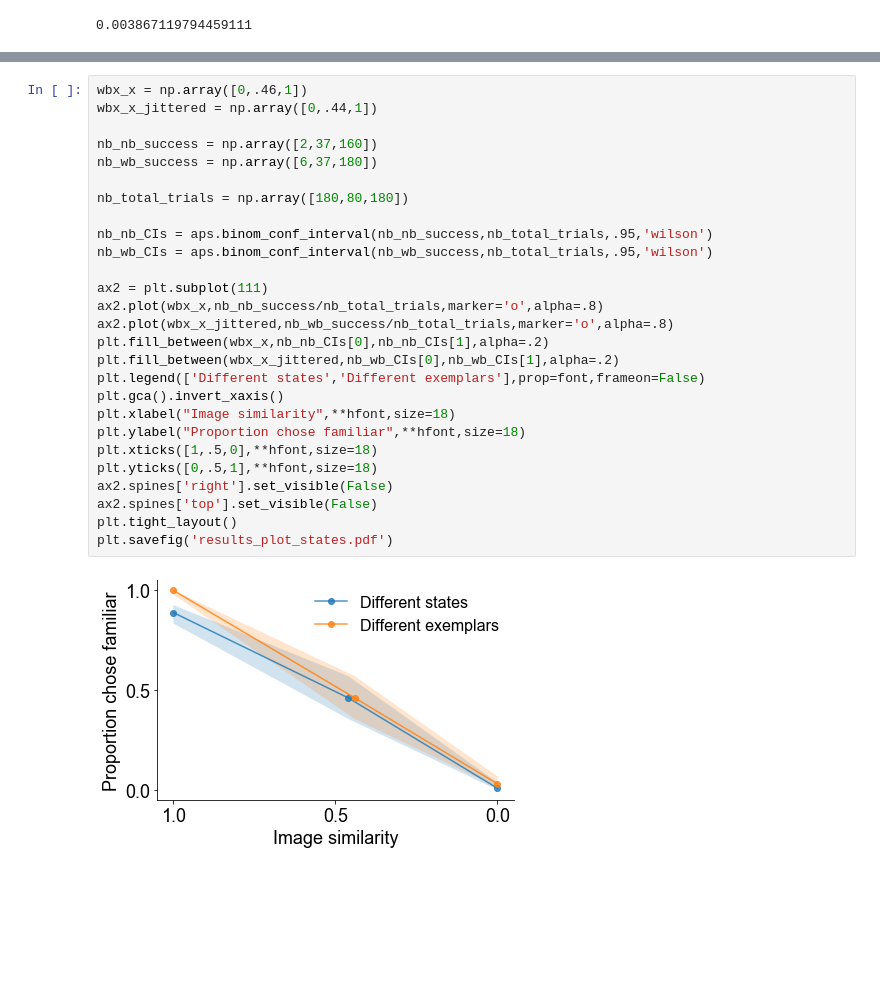
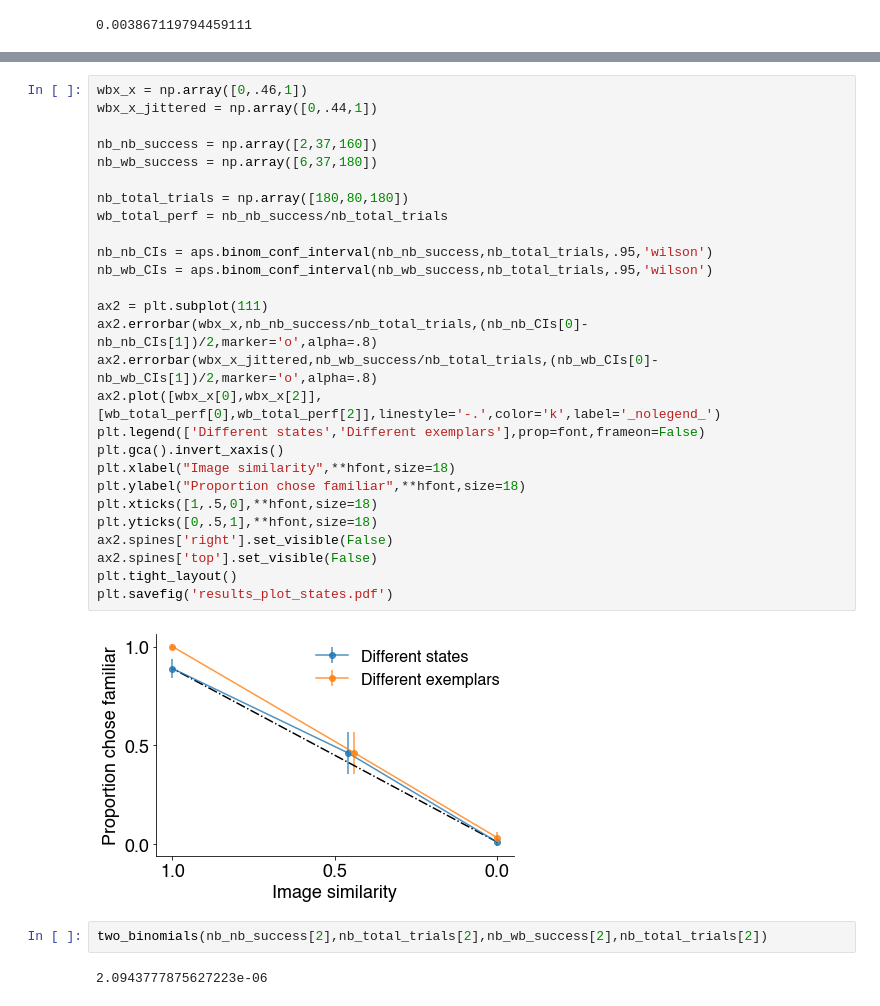
Before and after one commit to SimonBohn/QNC_2021, a Jupyter notebook: Data Vis Presentation.ipynb, the cells around one changed output, grey strips where cells are left out. Drawn from its saved outputs; the diff is of its cells as text; blank space fills up the shorter version.

```diff
--- a/Data Vis Presentation.ipynb
+++ b/Data Vis Presentation.ipynb
@@ -235,29 +254,33 @@ plt.savefig('alzheimers_plot.pdf')
 # %%
 wbx_x = np.array([0,.46,1])
 wbx_x_jittered = np.array([0,.44,1])
 
 nb_nb_success = np.array([2,37,160])
 nb_wb_success = np.array([6,37,180])
 
 nb_total_trials = np.array([180,80,180])
+wb_total_perf = nb_nb_success/nb_total_trials
 
 nb_nb_CIs = aps.binom_conf_interval(nb_nb_success,nb_total_trials,.95,'wilson')
 nb_wb_CIs = aps.binom_conf_interval(nb_wb_success,nb_total_trials,.95,'wilson')
 
 ax2 = plt.subplot(111)
-ax2.plot(wbx_x,nb_nb_success/nb_total_trials,marker='o',alpha=.8)
-ax2.plot(wbx_x_jittered,nb_wb_success/nb_total_trials,marker='o',alpha=.8)
-plt.fill_between(wbx_x,nb_nb_CIs[0],nb_nb_CIs[1],alpha=.2)
-plt.fill_between(wbx_x_jittered,nb_wb_CIs[0],nb_wb_CIs[1],alpha=.2)
+ax2.errorbar(wbx_x,nb_nb_success/nb_total_trials,(nb_nb_CIs[0]-nb_nb_CIs[1])/2,marker='o',alpha=.8)
+ax2.errorbar(wbx_x_jittered,nb_wb_success/nb_total_trials,(nb_wb_CIs[0]-nb_wb_CIs[1])/2,marker='o',alpha=.8)
+ax2.plot([wbx_x[0],wbx_x[2]],[wb_total_perf[0],wb_total_perf[2]],linestyle='-.',color='k',label='_nolegend_')
 plt.legend(['Different states','Different exemplars'],prop=font,frameon=False)
 plt.gca().invert_xaxis()
 plt.xlabel("Image similarity",**hfont,size=18)
 plt.ylabel("Proportion chose familiar",**hfont,size=18)
 plt.xticks([1,.5,0],**hfont,size=18)
 plt.yticks([0,.5,1],**hfont,size=18)
 ax2.spines['right'].set_visible(False)
 ax2.spines['top'].set_visible(False)
 plt.tight_layout()
 plt.savefig('results_plot_states.pdf')
 # %% [output]
-[figure, old version]
+[figure, new version]
+# %%
+two_binomials(nb_nb_success[2],nb_total_trials[2],nb_wb_success[2],nb_total_trials[2])
+# %% [output]
+2.0943777875627223e-06
```
Also changed, not shown: parts of 4 cells of this notebook, 3 other files.
